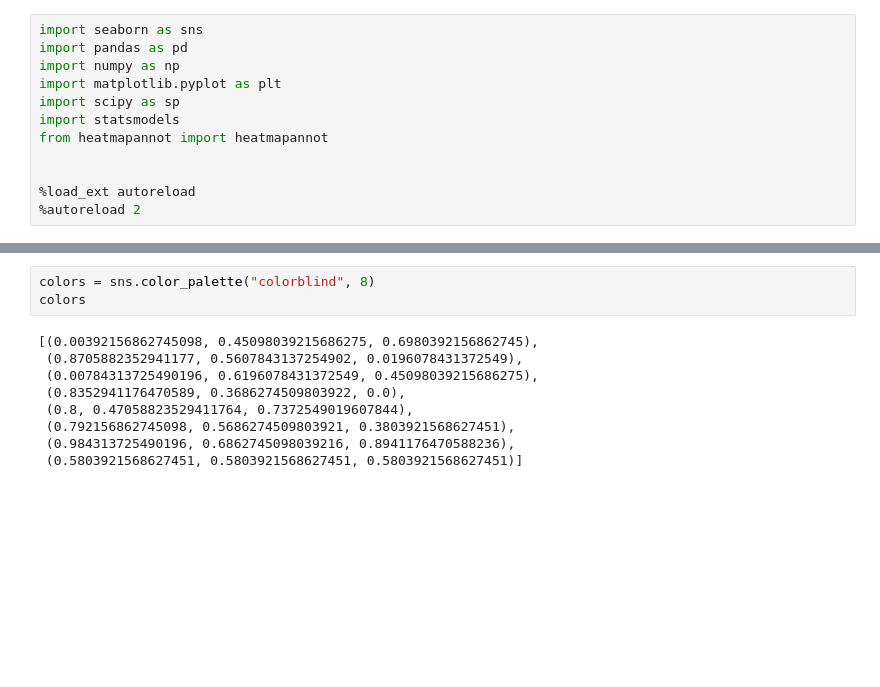
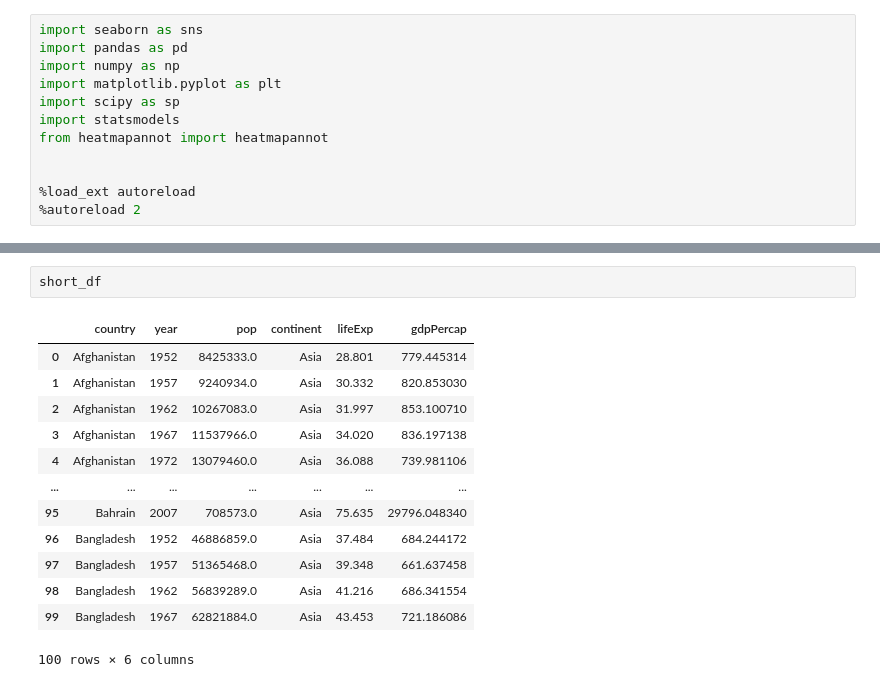
Before and after one commit to mourisl/heatmapannot, a Jupyter notebook: dev.ipynb, the cells around one changed output, grey strips where cells are left out. Saved outputs shown, nothing was run; the diff lists cells and outputs as text; blank space fills up the shorter version.

```diff
--- a/dev.ipynb
+++ b/dev.ipynb
@@ -99,12 +81,16 @@ AttributeError: module 'matplotlib.pyplot' has no attribute 'display'
 # %%
-colors = sns.color_palette("colorblind", 8)
-colors
+short_df
 # %% [output]
+|  | country | year | pop | continent | lifeExp | gdpPercap |
+| 0 | Afghanistan | 1952 | 8425333.0 | Asia | 28.801 | 779.445314 |
+| 1 | Afghanistan | 1957 | 9240934.0 | Asia | 30.332 | 820.853030 |
+| 2 | Afghanistan | 1962 | 10267083.0 | Asia | 31.997 | 853.100710 |
+| 3 | Afghanistan | 1967 | 11537966.0 | Asia | 34.020 | 836.197138 |
+| 4 | Afghanistan | 1972 | 13079460.0 | Asia | 36.088 | 739.981106 |
+| ... | ... | ... | ... | ... | ... | ... |
+| 95 | Bahrain | 2007 | 708573.0 | Asia | 75.635 | 29796.048340 |
+| 96 | Bangladesh | 1952 | 46886859.0 | Asia | 37.484 | 684.244172 |
+| 97 | Bangladesh | 1957 | 51365468.0 | Asia | 39.348 | 661.637458 |
+| 98 | Bangladesh | 1962 | 56839289.0 | Asia | 41.216 | 686.341554 |
+| 99 | Bangladesh | 1967 | 62821884.0 | Asia | 43.453 | 721.186086 |
-[(0.00392156862745098, 0.45098039215686275, 0.6980392156862745),
- (0.8705882352941177, 0.5607843137254902, 0.0196078431372549),
- (0.00784313725490196, 0.6196078431372549, 0.45098039215686275),
- (0.8352941176470589, 0.3686274509803922, 0.0),
- (0.8, 0.47058823529411764, 0.7372549019607844),
- (0.792156862745098, 0.5686274509803921, 0.3803921568627451),
- (0.984313725490196, 0.6862745098039216, 0.8941176470588236),
- (0.5803921568627451, 0.5803921568627451, 0.5803921568627451)]
+100 rows × 6 columns
```
Also changed, not shown: parts of 4 cells of this notebook, 1 other file.
